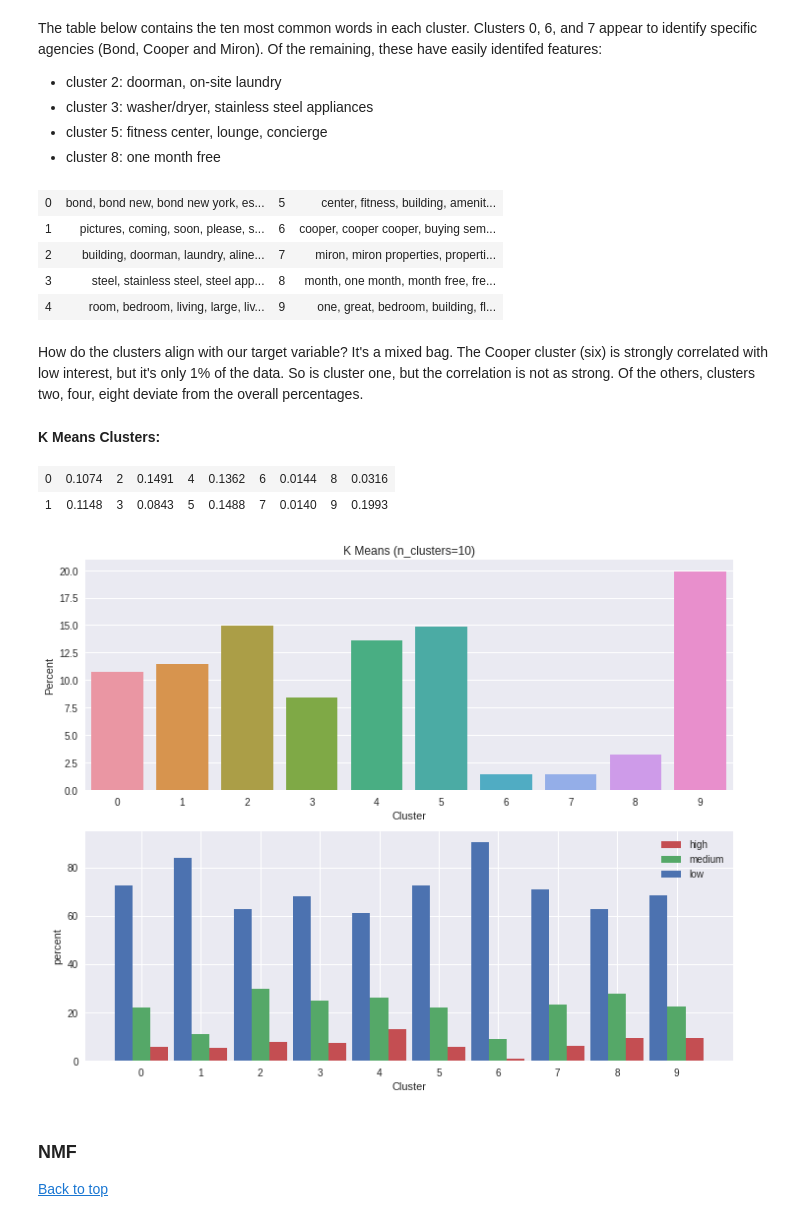
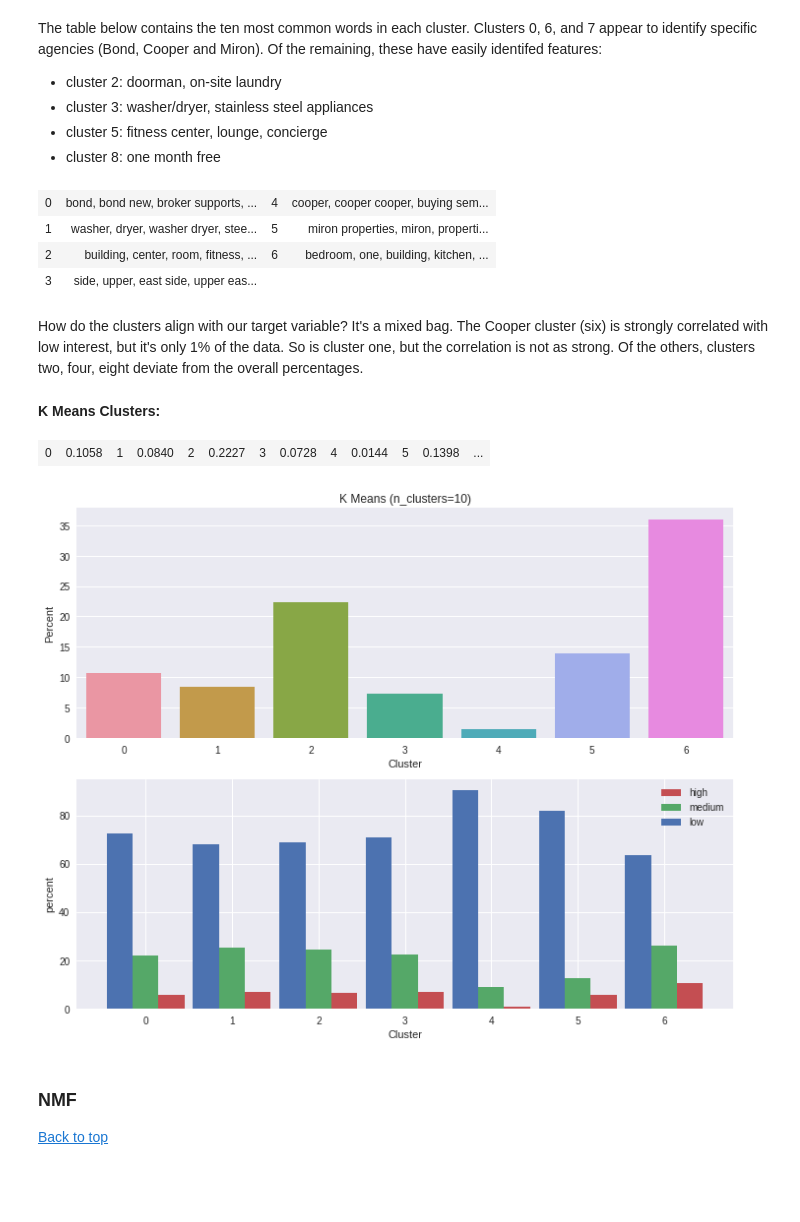
Before and after one commit to dextersealy/metis-projects, a Jupyter notebook: data_exploration.ipynb, the cells around one changed output. Saved outputs shown, nothing was run; the diff lists cells and outputs as text; code cells hidden in the pictures; blank space fills up the shorter version.

```diff
--- a/data_exploration.ipynb
+++ b/data_exploration.ipynb
@@ -665,7 +642,7 @@ plt.show()
 Now we've established the 'optimum' number of clusters, fit the entire data set
 # %%
 %%time
-params = { 'n_clusters' : 10, 'random_state' : 4444,  'init' : 'k-means++', 'n_jobs' : -1 }
+params = { 'n_clusters' : 7, 'random_state' : 4444,  'init' : 'k-means++', 'n_jobs' : -1 }
 km = KMeans(**params)
 km.fit(tfidf_matrix)
 # %% [output]
@@ -684,27 +661,26 @@ The table below contains the ten most common words in each cluster. Clusters 0,
 - cluster 8: one month free
 # %%
 topics = {}
-words = tfidf_vectorizer.get_feature_names()
-for i, r in enumerate(km.cluster_centers_.argsort()[:, ::-1]):
-    topics[i] = ', '.join(words[e] for e in r[:10])
-pp_dict(topics, rows=5)
+words = np.asarray(tfidf_vectorizer.get_feature_names())
+for r in km.cluster_centers_:
+    feature_importances = r.argsort()[::-1]
+    topics[len(topics)] = ', '.join(words[feature_importances][:10])
+pp_dict(topics, rows=4)
 # %% [output]
-| 0 | bond, bond new, bond new york, es... | 5 | center, fitness, building, amenit... |
-| 1 | pictures, coming, soon, please, s... | 6 | cooper, cooper cooper, buying sem... |
-| 2 | building, doorman, laundry, aline... | 7 | miron, miron properties, properti... |
-| 3 | steel, stainless steel, steel app... | 8 | month, one month, month free, fre... |
-| 4 | room, bedroom, living, large, liv... | 9 | one, great, bedroom, building, fl... |
+| 0 | bond, bond new, broker supports, ... | 4 | cooper, cooper cooper, buying sem... |
+| 1 | washer, dryer, washer dryer, stee... | 5 | miron properties, miron, properti... |
+| 2 | building, center, room, fitness, ... | 6 | bedroom, one, building, kitchen, ... |
+| 3 | side, upper, east side, upper eas... |
 # %% [markdown]
 How do the clusters align with our target variable? It's a mixed bag. The Cooper cluster (six) is strongly correlated with low interest, but it's only 1% of the data. So is cluster one, but the correlation is not as strong. Of the others, clusters two, four, eight deviate from the overall percentages.
 # %%
-df['clusters'] = km.labels_.tolist()
-feature_hist(df, 'clusters', 'K Means (n_clusters=10)', xlabel='Cluster')
-pp_counts(df.clusters.value_counts(normalize=True), caption='K Means Clusters:', rows=2)
+df['km_clusters'] = km.labels_.tolist()
+feature_hist(df, 'km_clusters', 'K Means (n_clusters=10)', xlabel='Cluster')
+pp_counts(df.km_clusters.value_counts(normalize=True), caption='K Means Clusters:', rows=1)
 # %% [output]
 K Means Clusters:
-| 0 | 0.1074 | 2 | 0.1491 | 4 | 0.1362 | 6 | 0.0144 | 8 | 0.0316 |
-| 1 | 0.1148 | 3 | 0.0843 | 5 | 0.1488 | 7 | 0.0140 | 9 | 0.1993 |
+| 0 | 0.1058 | 1 | 0.0840 | 2 | 0.2227 | 3 | 0.0728 | 4 | 0.0144 | 5 | 0.1398 | ... |
-[figure, old version]
+[figure, new version]
 # %% [markdown]
 ### NMF
 [Back to top](#Sections)
```
Also changed, not shown: parts of 36 cells of this notebook, 2 other files.
